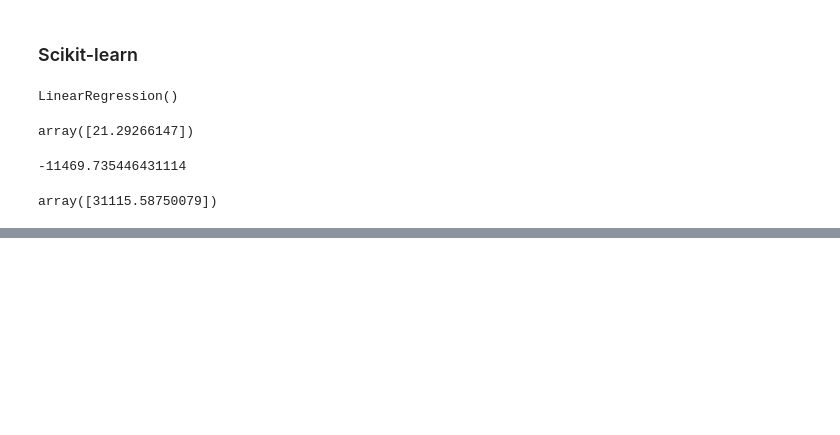
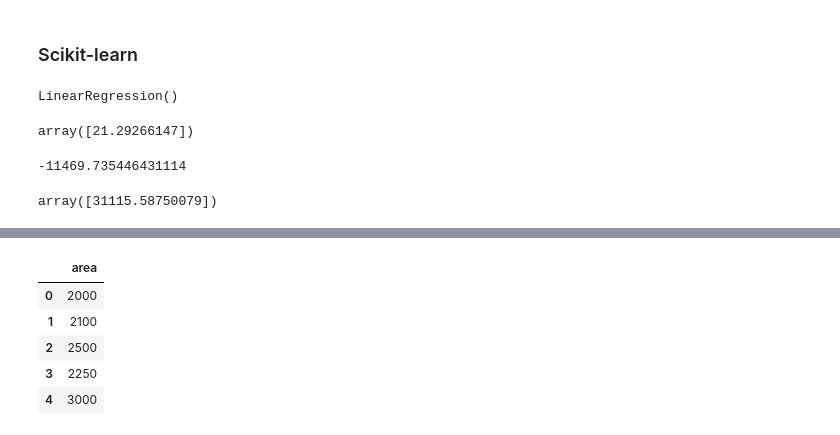
Before and after one commit to alaminshakil111/python_qs_ans, a Jupyter notebook: Linear_regression/linear_regression.ipynb, the cells around one changed output, grey strips where cells are left out. Drawn from its saved outputs; the diff is of its cells as text; code cells hidden in the pictures; blank space fills up the shorter version.

```diff
--- a/Linear_regression/linear_regression.ipynb
+++ b/Linear_regression/linear_regression.ipynb
@@ -113,0 +141,9 @@ array([31115.58750079])
+# %%
+x.head()
+# %% [output]
+|  | area |
+| 0 | 2000 |
+| 1 | 2100 |
+| 2 | 2500 |
+| 3 | 2250 |
+| 4 | 3000 |
```
Also changed, not shown: parts of 30 cells of this notebook.
